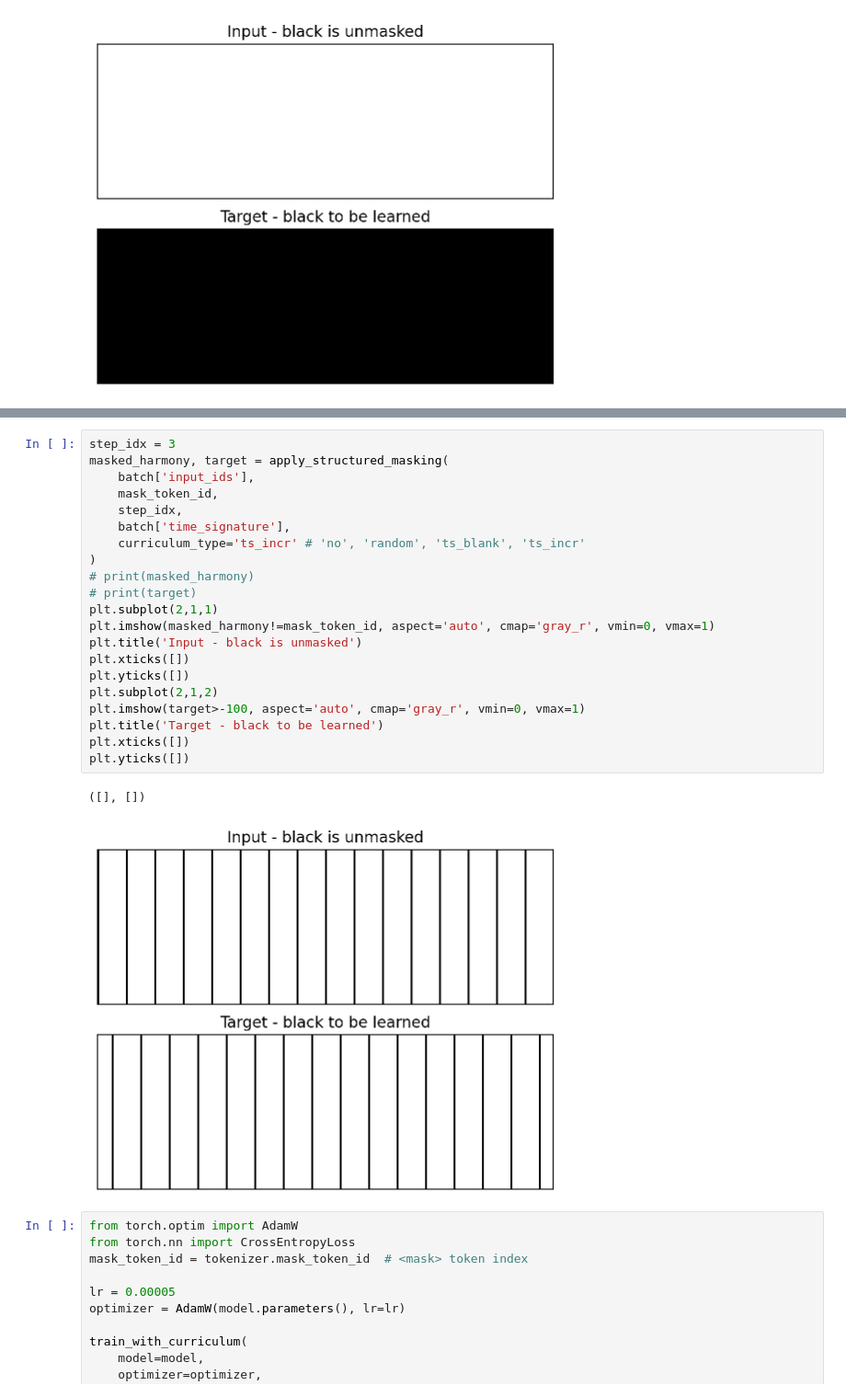
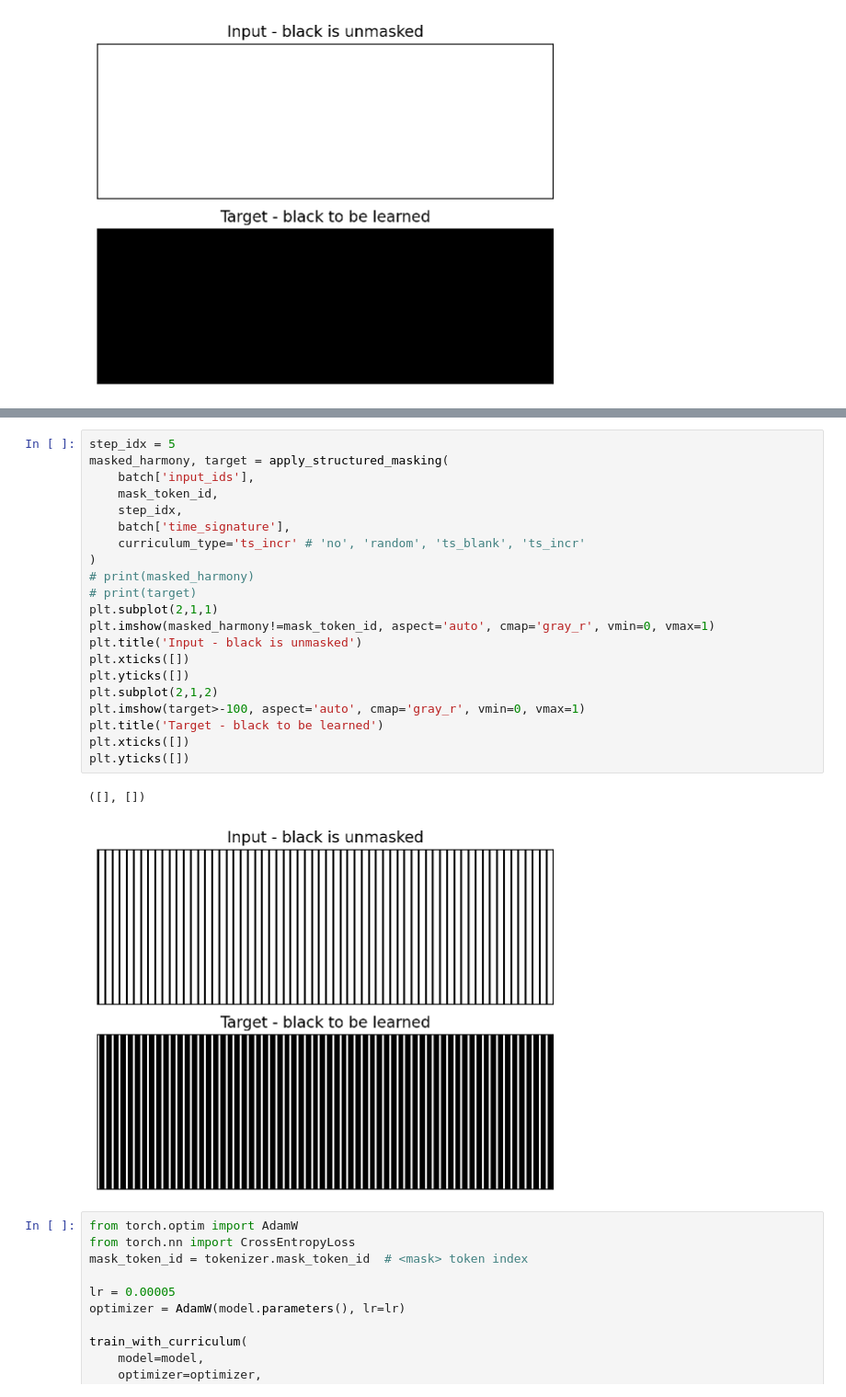
Before and after one commit to maximoskp/MaskedMelHarm, a Jupyter notebook: test_data.ipynb, the cells around one changed output, grey strips where cells are left out. Shown: that part at 92% size. Cells and saved outputs as stored; diff of their text form.

```diff
--- a/test_data.ipynb
+++ b/test_data.ipynb
@@ -160,27 +160,27 @@ plt.yticks([])
 # %%
-step_idx = 3
+step_idx = 5
 masked_harmony, target = apply_structured_masking(
     batch['input_ids'],
     mask_token_id,
     step_idx,
     batch['time_signature'],
     curriculum_type='ts_incr' # 'no', 'random', 'ts_blank', 'ts_incr'
 )
 # print(masked_harmony)
 # print(target)
 plt.subplot(2,1,1)
 plt.imshow(masked_harmony!=mask_token_id, aspect='auto', cmap='gray_r', vmin=0, vmax=1)
 plt.title('Input - black is unmasked')
 plt.xticks([])
 plt.yticks([])
 plt.subplot(2,1,2)
 plt.imshow(target>-100, aspect='auto', cmap='gray_r', vmin=0, vmax=1)
 plt.title('Target - black to be learned')
 plt.xticks([])
 plt.yticks([])
 # %% [output]
 ([], [])
-[figure, old version]
+[figure, new version]
 # %%
 from torch.optim import AdamW
 from torch.nn import CrossEntropyLoss
```
Also changed, not shown: parts of 2 cells of this notebook, 1 other file.
